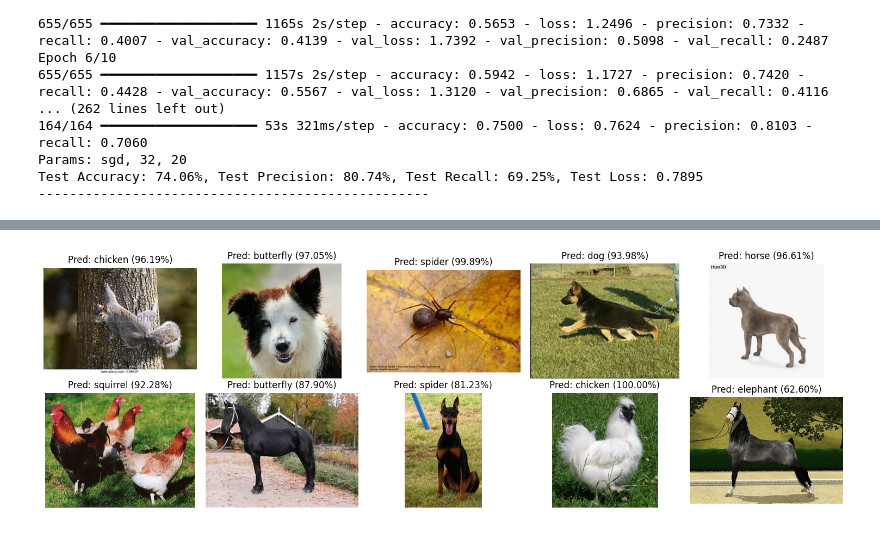
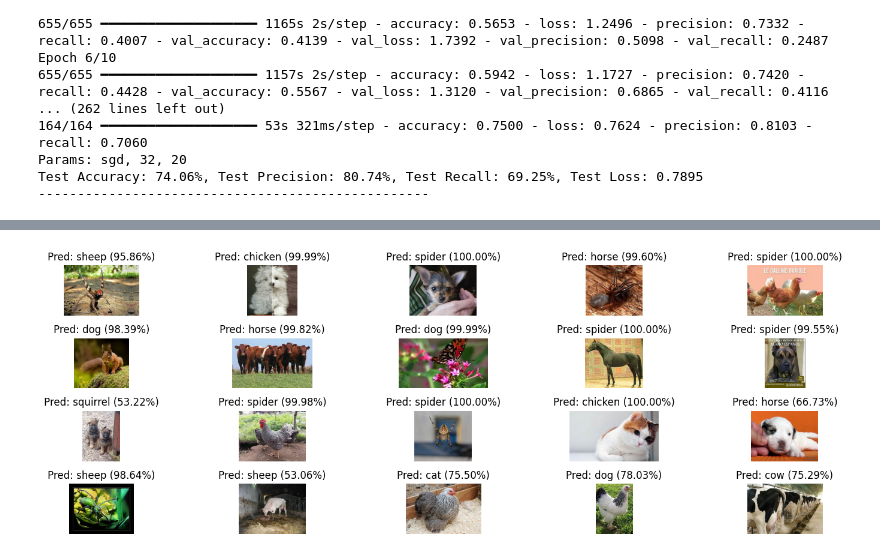
Before and after one commit to coleaydelotte/Animal-Classification, a Jupyter notebook: Animal_Classification.ipynb, the cells around one changed output, grey strips where cells are left out. Cells and saved outputs as stored; diff of their text form; code cells hidden in the pictures.

```diff
--- a/Animal_Classification.ipynb
+++ b/Animal_Classification.ipynb
@@ -608,5 +676,0 @@ Precision: 91.76%
-# %%
-for i in range(10):
-    for x in predictions[i]:
-        print(f"Prediction {i+1}: {x * 100:.2f}%")
-    print("\n" + "="*50 + "\n")
@@ -631,13 +696,13 @@ Prediction 10: 0.05%
 # %%
 import matplotlib.image as mpimg
 class_names = list(test_generator.class_indices.keys())
 plt.figure(figsize=(15, 5))
-for i in range(10):
-    plt.subplot(2, 5, i + 1)
+for i in range(20):
+    plt.subplot(4, 5, i + 1)
     img = mpimg.imread(test_generator.filepaths[i])
     plt.imshow(img)
     plt.axis('off')
     plt.title(f"Pred: {class_names[np.argmax(predictions[i])]} ({predictions[i][np.argmax(predictions[i])]*100:.2f}%)")
 plt.tight_layout()
 # %% [output]
-[figure, old version]
+[figure, new version]
```
Also changed, not shown: parts of 11 cells of this notebook.
